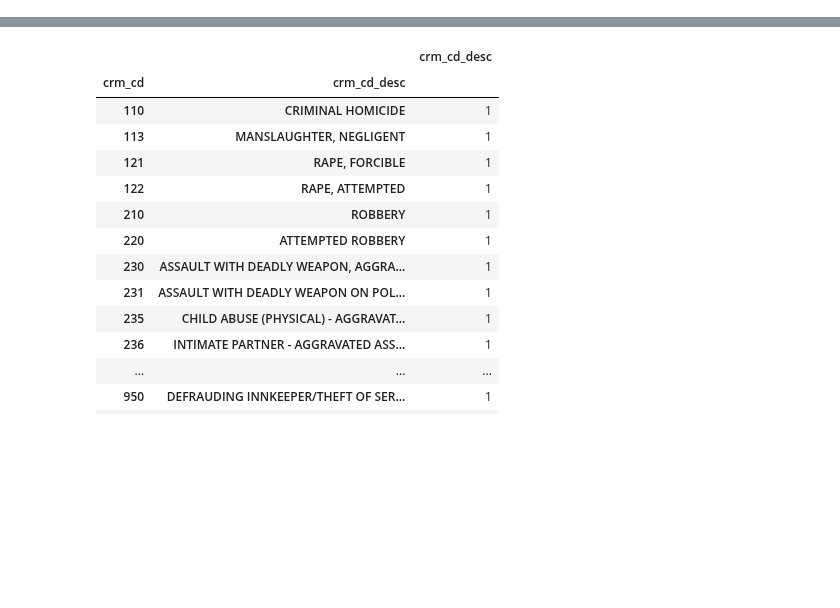
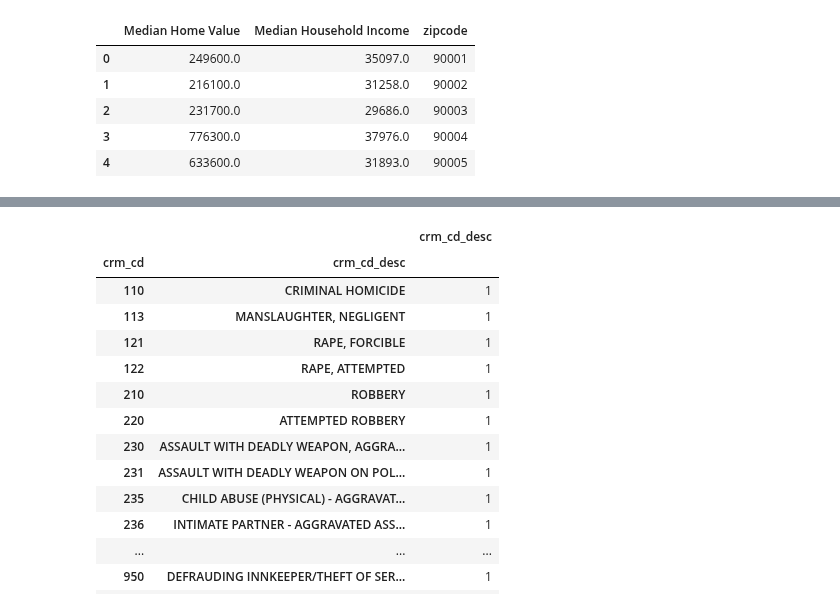
Before and after one commit to frederikdebruyker/Los-Angeles-Crime-Statistics, a Jupyter notebook: los_angeles_crime_statistics.ipynb, the cells around one changed output, grey strips where cells are left out. Cells and saved outputs as stored; diff of their text form; code cells hidden in the pictures; blank space fills up the shorter version.

```diff
--- a/los_angeles_crime_statistics.ipynb
+++ b/los_angeles_crime_statistics.ipynb
@@ -90,0 +102,11 @@ results_df=pd.read_csv('Resources\los_angeles_crime_statistics.csv')
+# %%
+# Rename Zip Code column to zipcode
+zip_home_income=zip_home_income.rename(columns = {"Zip Code":"zipcode"})
+zip_home_income.head()
+# %% [output]
+|  | Median Home Value | Median Household Income | zipcode |
+| 0 | 249600.0 | 35097.0 | 90001 |
+| 1 | 216100.0 | 31258.0 | 90002 |
+| 2 | 231700.0 | 29686.0 | 90003 |
+| 3 | 776300.0 | 37976.0 | 90004 |
+| 4 | 633600.0 | 31893.0 | 90005 |
```
Also changed, not shown: parts of 10 cells of this notebook, 1 other file.
